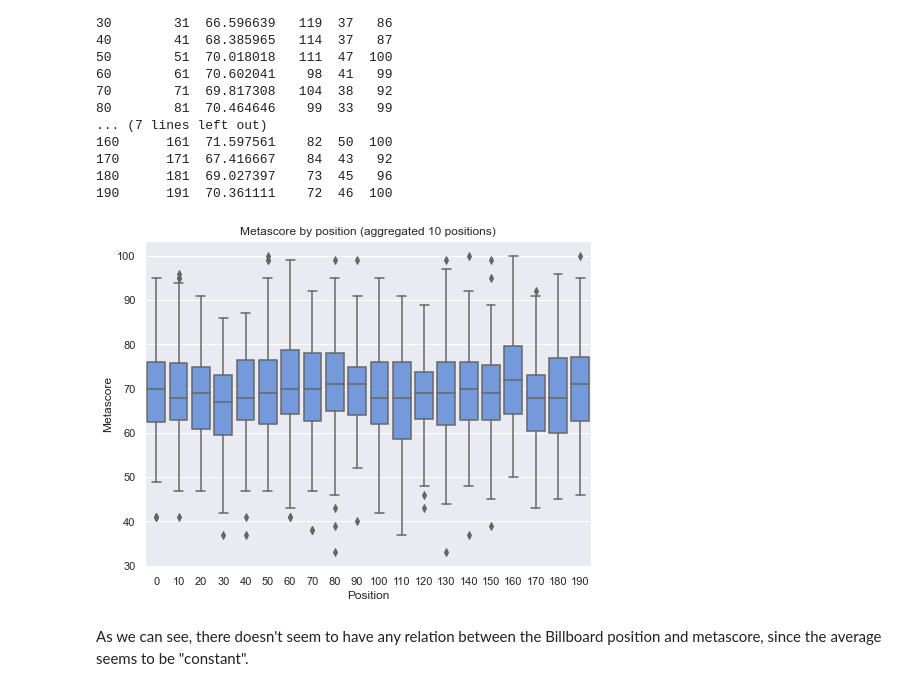
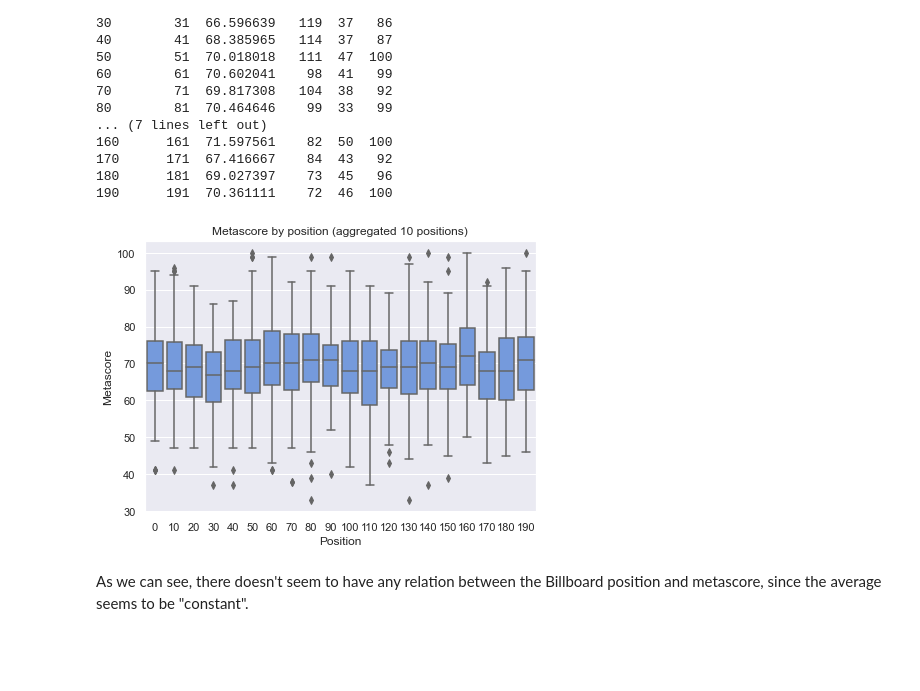
Before and after one commit to wainejr/CSB53, a Jupyter notebook: notebooks/graph_plots_joined_data.ipynb, the cells around one changed output. Drawn from its saved outputs; the diff is of its cells as text; code cells hidden in the pictures; blank space fills up the shorter version.

```diff
--- a/notebooks/graph_plots_joined_data.ipynb
+++ b/notebooks/graph_plots_joined_data.ipynb
@@ -315,15 +315,18 @@ rank_10
 190      191  70.361111    72  46  100
 # %%
 fig, axes = plt.subplots(nrows=1, ncols=1)
+
+fig.set_figheight(5)
+fig.set_figwidth(7)
 
 ax = sns.boxplot(x="rank_10", y="metascore", data=_df_billboard, color="cornflowerblue")
 ax.set_title("Metascore by position (aggregated 10 positions)")
 ax.set_xlabel("Position")
 ax.set_ylabel("Metascore")
 
 plt.show(fig)
 # %% [output]
-[figure, old version]
+[figure, new version]
 # %% [markdown]
 As we can see, there doesn't seem to have any relation between the Billboard position and metascore, since the average seems to be "constant".
 # %% [markdown]
```
Also changed, not shown: parts of 11 cells of this notebook.
